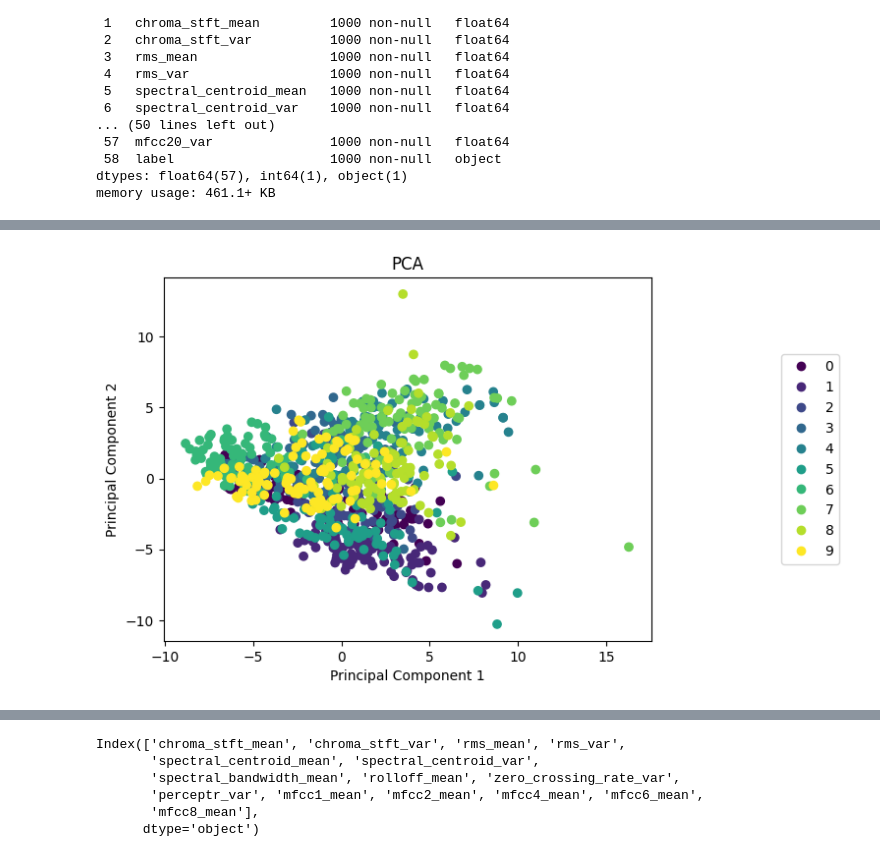
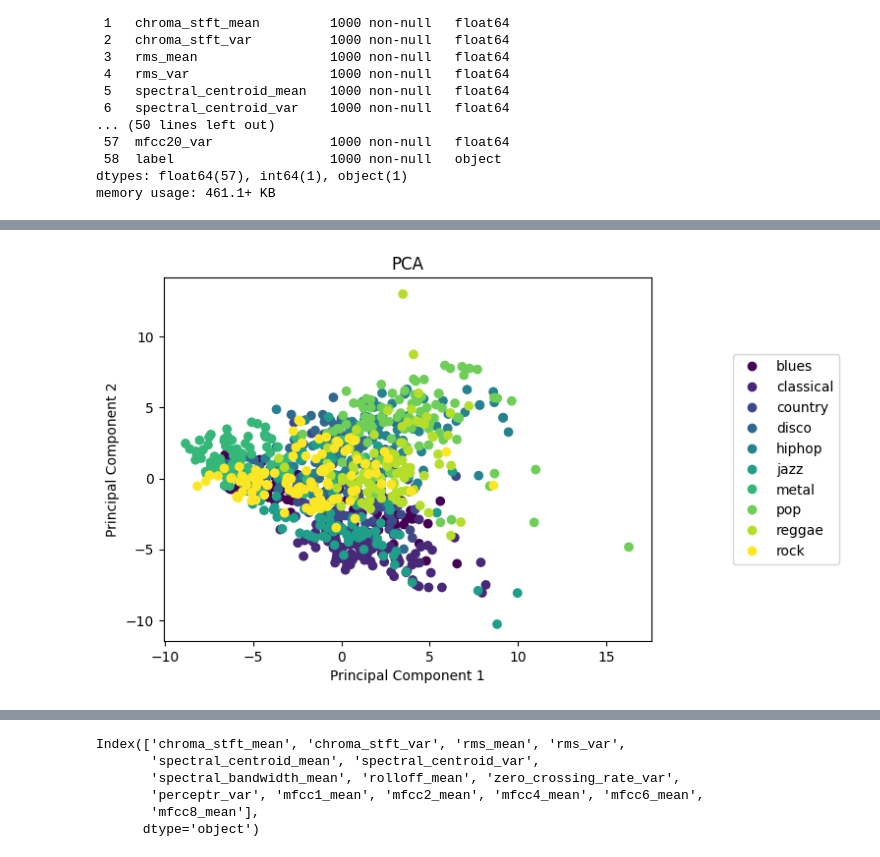
Before and after one commit to AzizABG/music-genre-classification, a Jupyter notebook: Features/Feature_selection_data_exploration.ipynb, the cells around one changed output, grey strips where cells are left out. Saved outputs shown, nothing was run; the diff lists cells and outputs as text; code cells hidden in the pictures.

```diff
--- a/Features/Feature_selection_data_exploration.ipynb
+++ b/Features/Feature_selection_data_exploration.ipynb
@@ -13,7 +13,7 @@ from sklearn.feature_selection import SelectKBest  # Class to select features ba
 from sklearn.feature_selection import f_classif    # ANOVA F-value test for classification tasks
 # %%
 # Load the dataset
-df = pd.read_csv('../datasets/processed_data/features_30_sec.csv')
+df = pd.read_csv('Data/features_30_sec.csv')
 df = df.drop(labels='filename', axis=1)
 
 df.head()
@@ -69,3 +63,6 @@ _ = plt.title("Genres")
 class_list = df.iloc[:, -1]
 label_encoder = LabelEncoder()
 y = label_encoder.fit_transform(class_list)
+
+# Change the class labels
+df['label'] = y
@@ -110,13 +101,14 @@ for i in X_feature:
 # %%
 from sklearn.decomposition import PCA
 pca = PCA(n_components=2)
 X_pca = pca.fit_transform(X,y)
 plot_pca = plt.scatter(X_pca[:,0], X_pca[:,1], c=y)
 handles, labels = plot_pca.legend_elements()
-lg = plt.legend(handles, list(np.unique(y)), loc = 'center right', bbox_to_anchor= (1.4, 0.5))
+lg = plt.legend(handles, list(np.unique(class_list)), loc = 'center right', bbox_to_anchor= (1.4, 0.5))
 plt.xlabel("Principal Component 1")
 plt.ylabel("Principal Component 2")
-_ = plt.title("PCA")
+plt.title("PCA")
+plt.show()
 # %% [output]
-[figure, old version]
+[figure, new version]
 # %%
```
Also changed, not shown: parts of 13 cells of this notebook, 19 other files.
